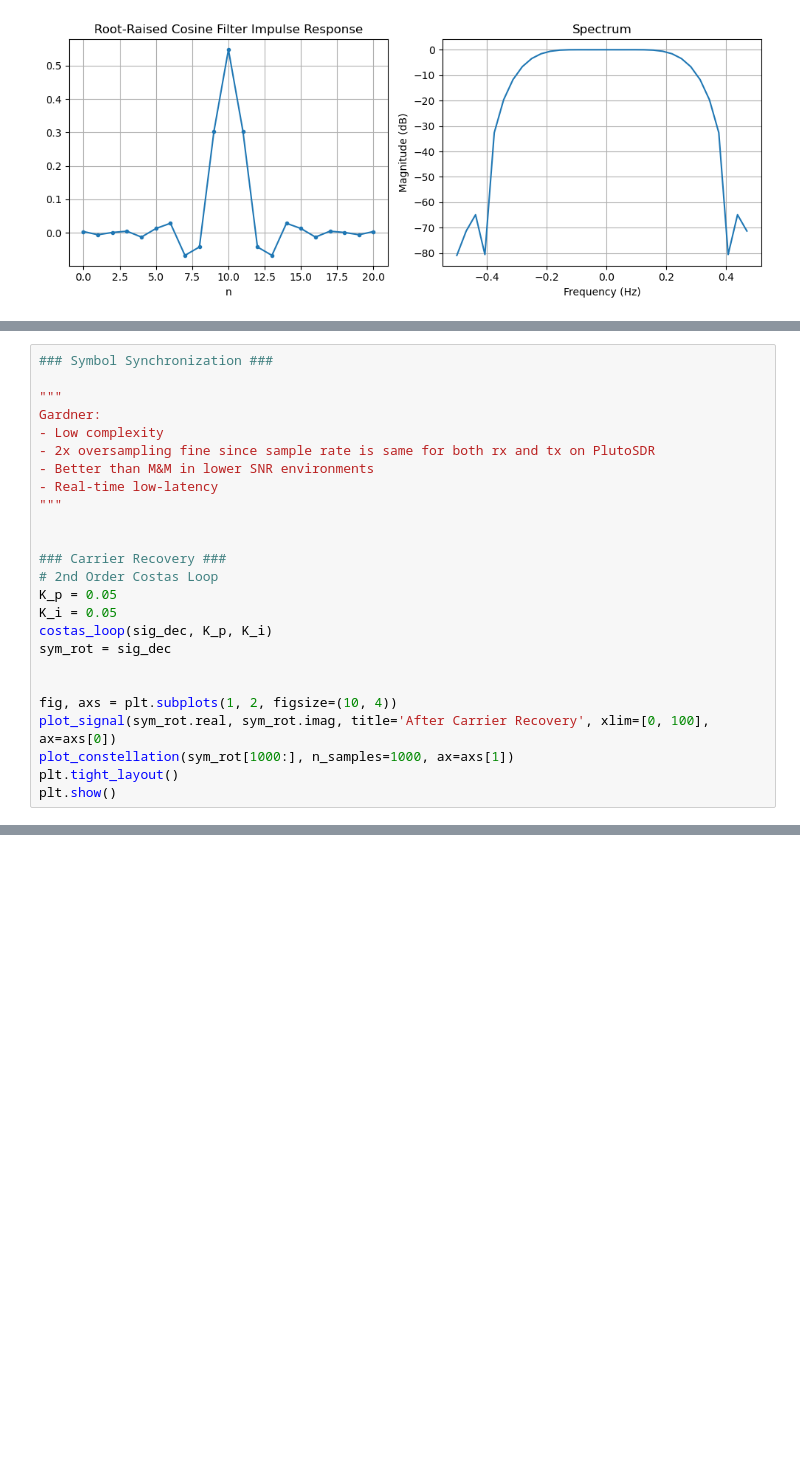
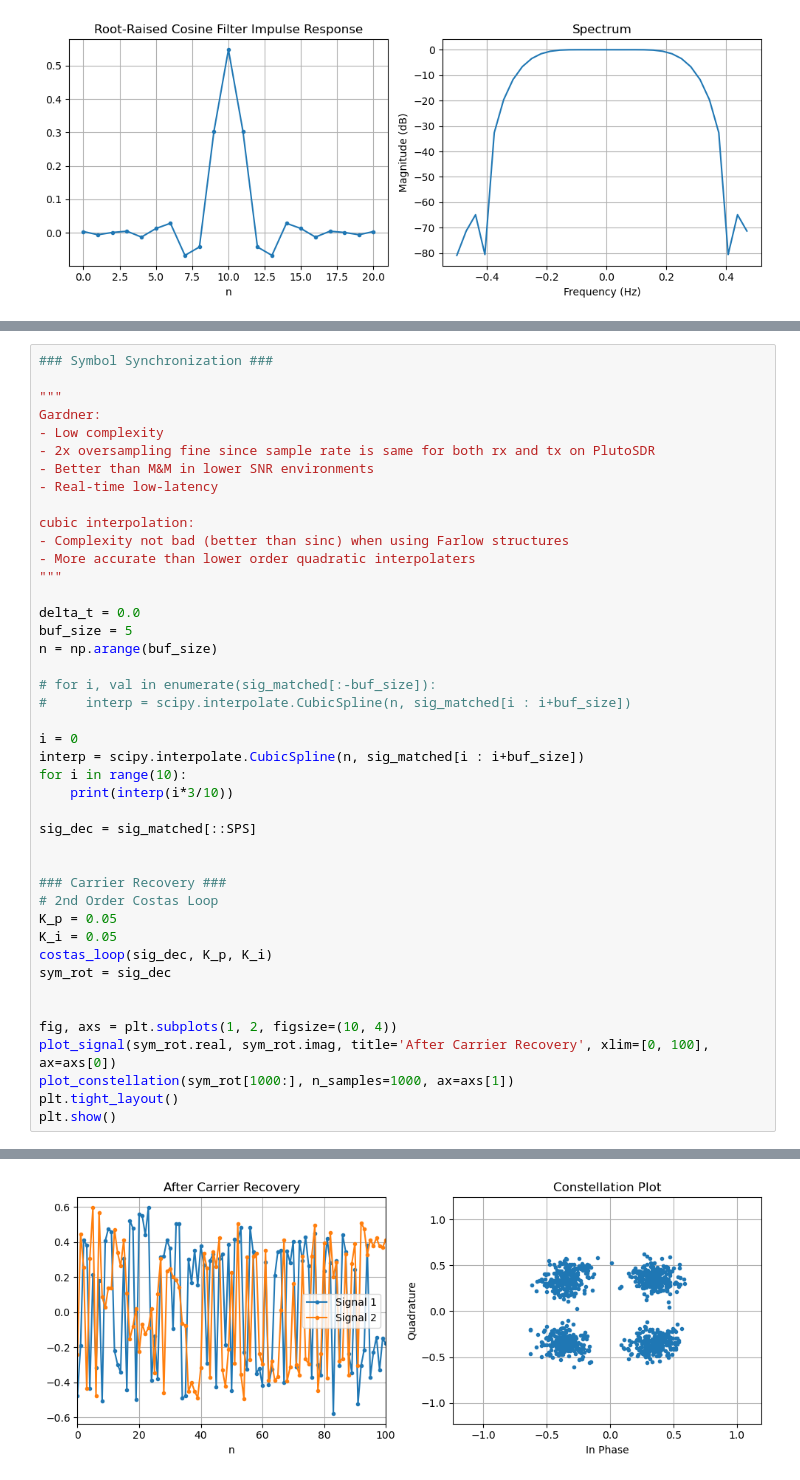
Before and after one commit to cddelong6626/sdr-notebooks, a Jupyter notebook: notebooks/qpsk_sim.ipynb, the cells around one changed output, grey strips where cells are left out. Cells and saved outputs as stored; diff of their text form; blank space fills up the shorter version.

```diff
--- a/notebooks/qpsk_sim.ipynb
+++ b/notebooks/qpsk_sim.ipynb
@@ -157,7 +146,25 @@ Gardner:
 - 2x oversampling fine since sample rate is same for both rx and tx on PlutoSDR
 - Better than M&M in lower SNR environments
 - Real-time low-latency
+
+cubic interpolation:
+- Complexity not bad (better than sinc) when using Farlow structures
+- More accurate than lower order quadratic interpolaters
 """
+
+delta_t = 0.0
+buf_size = 5
+n = np.arange(buf_size)
+
+# for i, val in enumerate(sig_matched[:-buf_size]):
+#     interp = scipy.interpolate.CubicSpline(n, sig_matched[i : i+buf_size])
+
+i = 0
+interp = scipy.interpolate.CubicSpline(n, sig_matched[i : i+buf_size])
+for i in range(10):
+    print(interp(i*3/10))
+
+sig_dec = sig_matched[::SPS]
 
 
 ### Carrier Recovery ###
@@ -178,3 +194,4 @@ TypeError: too many arguments: expected 3, got 4
+[figure, added]
 # %%
 ### Demodulation ###
 
```
Also changed, not shown: parts of 9 cells of this notebook, 2 other files.
